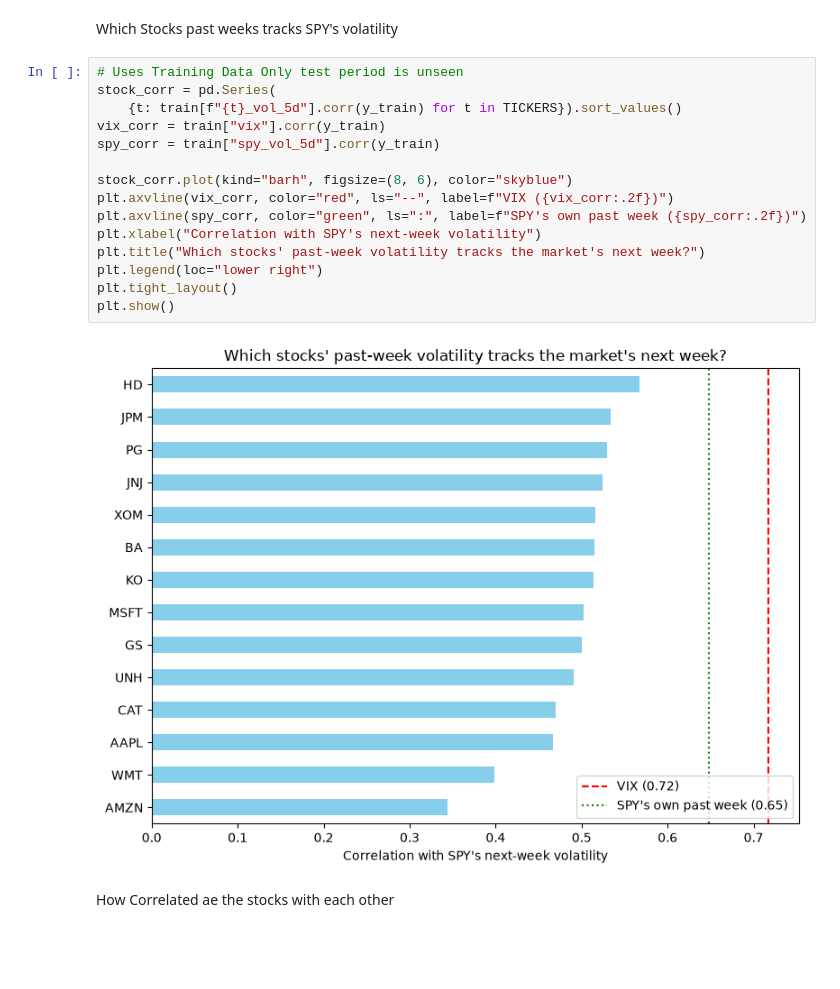
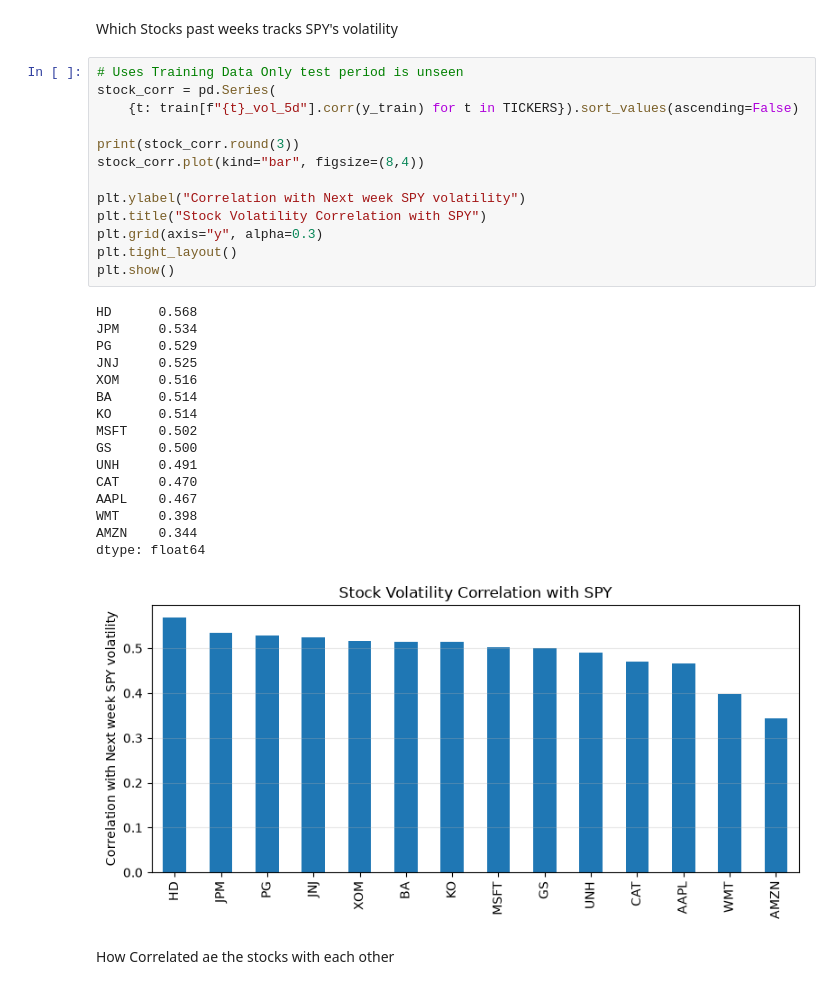
Before and after one commit to clayhunt/381-Final-Project, a Jupyter notebook: Regression.ipynb, the cells around one changed output. Saved outputs shown, nothing was run; the diff lists cells and outputs as text; blank space fills up the shorter version.

```diff
--- a/Regression.ipynb
+++ b/Regression.ipynb
@@ -248,20 +250,33 @@ Which Stocks past weeks tracks SPY's volatility
 # %%
 # Uses Training Data Only test period is unseen
 stock_corr = pd.Series(
-    {t: train[f"{t}_vol_5d"].corr(y_train) for t in TICKERS}).sort_values()
-vix_corr = train["vix"].corr(y_train)
-spy_corr = train["spy_vol_5d"].corr(y_train)
+    {t: train[f"{t}_vol_5d"].corr(y_train) for t in TICKERS}).sort_values(ascending=False)
 
-stock_corr.plot(kind="barh", figsize=(8, 6), color="skyblue")
-plt.axvline(vix_corr, color="red", ls="--", label=f"VIX ({vix_corr:.2f})")
-plt.axvline(spy_corr, color="green", ls=":", label=f"SPY's own past week ({spy_corr:.2f})")
-plt.xlabel("Correlation with SPY's next-week volatility")
-plt.title("Which stocks' past-week volatility tracks the market's next week?")
-plt.legend(loc="lower right")
+print(stock_corr.round(3))
+stock_corr.plot(kind="bar", figsize=(8,4))
+
+plt.ylabel("Correlation with Next week SPY volatility")
+plt.title("Stock Volatility Correlation with SPY")
+plt.grid(axis="y", alpha=0.3)
 plt.tight_layout()
 plt.show()
 # %% [output]
+HD      0.568
+JPM     0.534
+PG      0.529
+JNJ     0.525
+XOM     0.516
+BA      0.514
+KO      0.514
+MSFT    0.502
+GS      0.500
+UNH     0.491
+CAT     0.470
+AAPL    0.467
+WMT     0.398
+AMZN    0.344
+dtype: float64
-[figure, old version]
+[figure, new version]
 # %% [markdown]
 How Correlated ae the stocks with each other
 # %%
```
Also changed, not shown: parts of 23 cells of this notebook, 3 other files.
